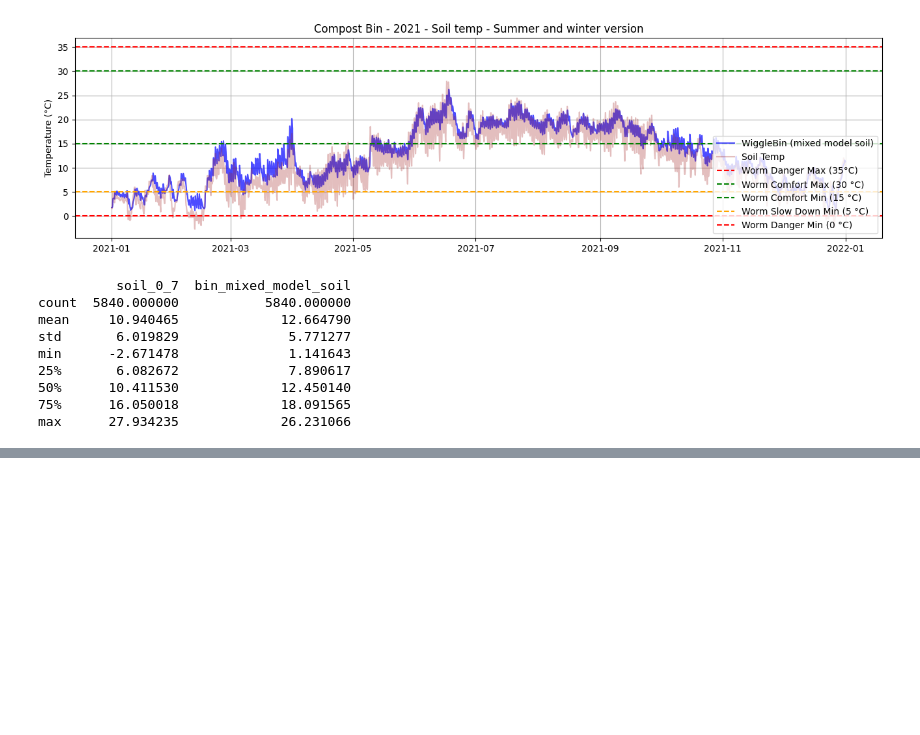
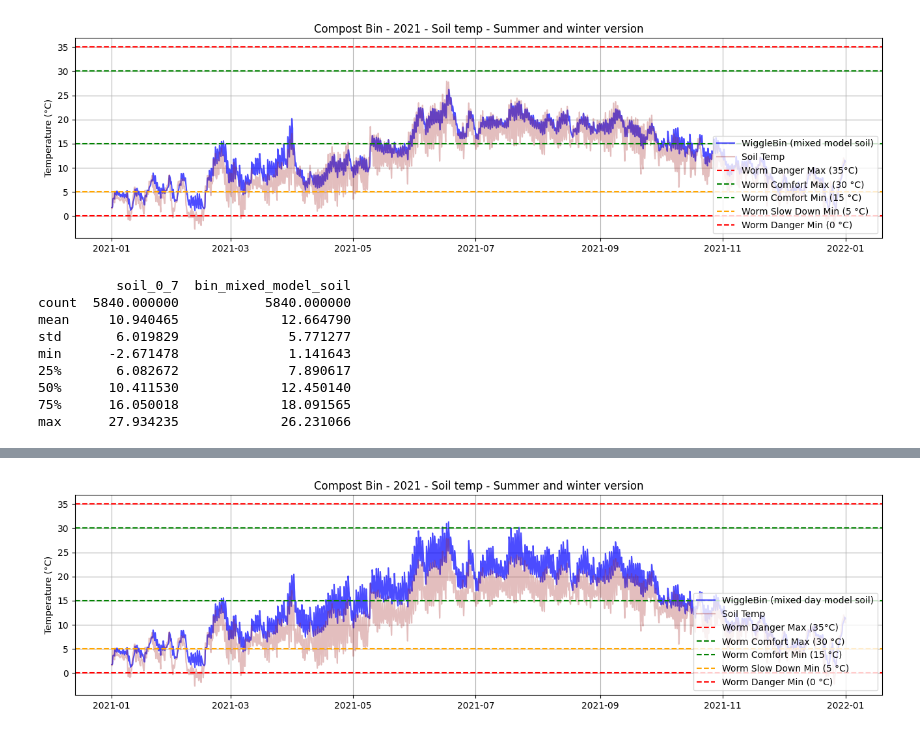
Before and after one commit to wiggle-bin/wiggle-research, a Jupyter notebook: wiggle-bin-year-analysis.ipynb, the cells around one changed output, grey strips where cells are left out. Saved outputs shown, nothing was run; the diff lists cells and outputs as text; code cells hidden in the pictures; blank space fills up the shorter version.

```diff
--- a/wiggle-bin-year-analysis.ipynb
+++ b/wiggle-bin-year-analysis.ipynb
@@ -344,0 +388,12 @@ max      27.934235             26.231066
+# %%
+plt.figure(figsize=(16, 4))
+plt.plot(year_2021.index, year_2021['bin_mixed_model_soil_per_day'], label='WiggleBin (mixed day model soil)', color='blue', alpha=0.7)
+plt.plot(year_2021.index, year_2021['soil_0_7'], label='Soil Temp', color='brown', alpha=0.3)
+plt.title("Compost Bin - 2021 - Soil temp - Summer and winter version")
+plt.ylabel("Temperature (°C)")
+add_worm_temperature_zones()
+plt.legend(loc='lower right')
+plt.grid()
+plt.show()
+# %% [output]
+[figure, added]
```
Also changed, not shown: parts of 7 cells of this notebook.
